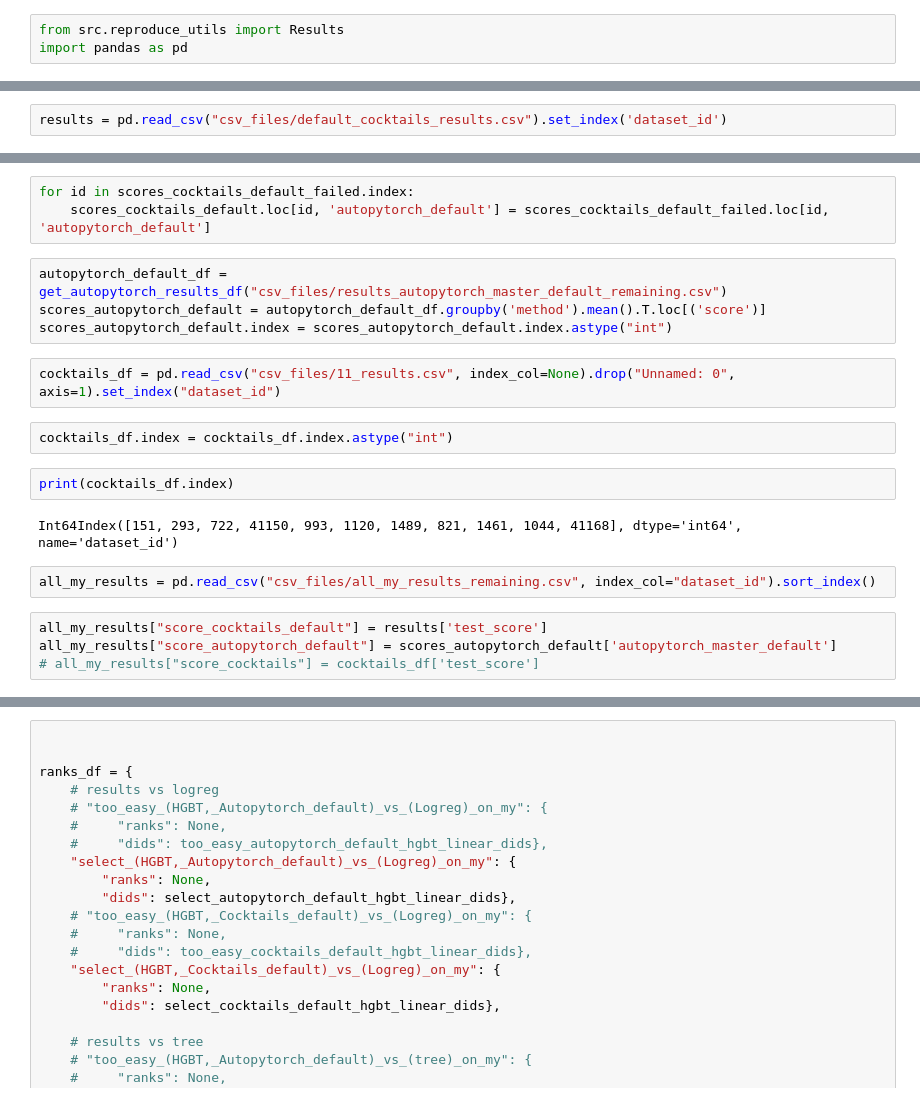
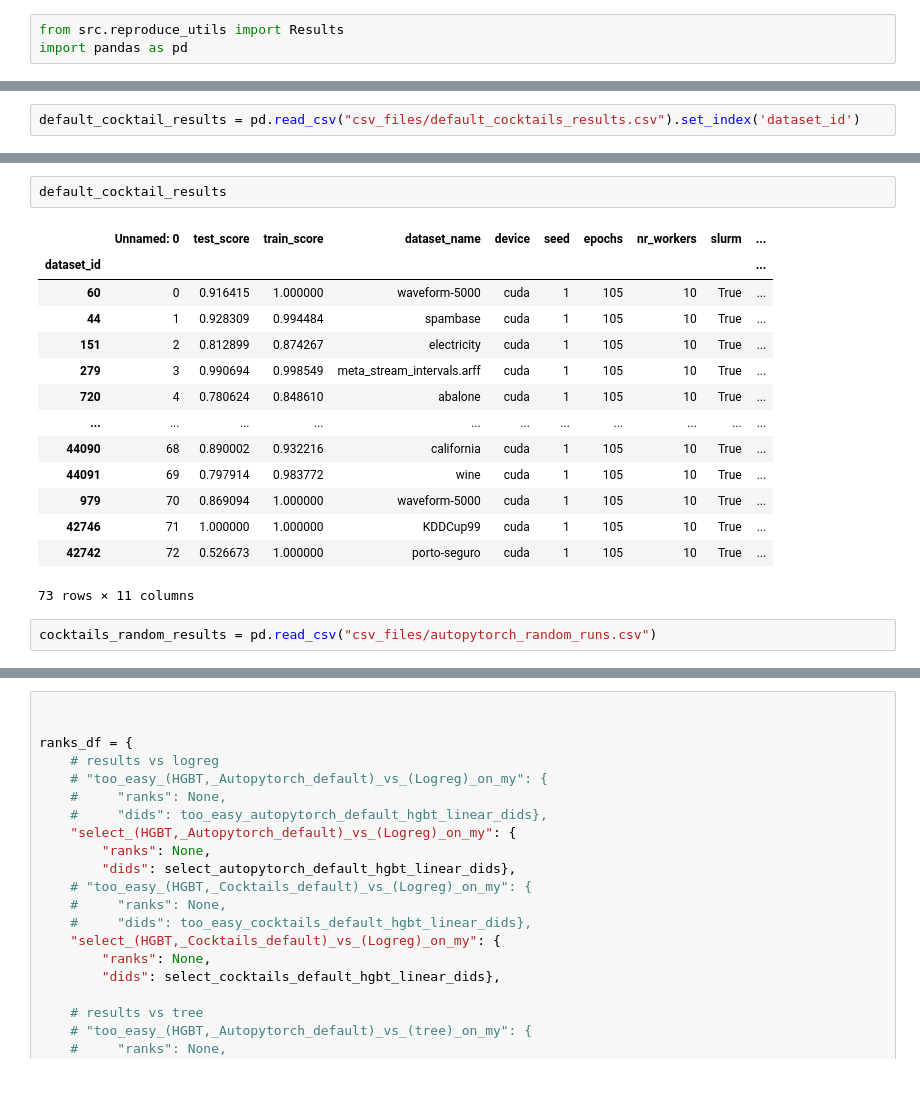
Before and after one commit to ravinkohli/tabular-benchmark, a Jupyter notebook: autopytorch_defaults.ipynb, the cells around one changed output, grey strips where cells are left out. Drawn from its saved outputs; the diff is of its cells as text.

Commit message:
Jupyter notebook update with cocktails random, and correct result mapping (fixed bug in replacing dataset ids for cocktails random)

```diff
--- a/autopytorch_defaults.ipynb
+++ b/autopytorch_defaults.ipynb
@@ -4,2 +6,2 @@ import pandas as pd
 # %%
-results = pd.read_csv("csv_files/default_cocktails_results.csv").set_index('dataset_id')
+default_cocktail_results = pd.read_csv("csv_files/default_cocktails_results.csv").set_index('dataset_id')
@@ -71,21 +8,19 @@ scores_cocktails_default_failed.index = scores_cocktails_default_failed.index.as
-# %%
-for id in scores_cocktails_default_failed.index:
-    scores_cocktails_default.loc[id, 'autopytorch_default'] = scores_cocktails_default_failed.loc[id, 'autopytorch_default']
-# %%
-autopytorch_default_df = get_autopytorch_results_df("csv_files/results_autopytorch_master_default_remaining.csv")
-scores_autopytorch_default = autopytorch_default_df.groupby('method').mean().T.loc[('score')]
-scores_autopytorch_default.index = scores_autopytorch_default.index.astype("int")
-# %%
-cocktails_df = pd.read_csv("csv_files/11_results.csv", index_col=None).drop("Unnamed: 0", axis=1).set_index("dataset_id")
-# %%
-cocktails_df.index = cocktails_df.index.astype("int")
-# %%
-print(cocktails_df.index)
-# %% [output]
-Int64Index([151, 293, 722, 41150, 993, 1120, 1489, 821, 1461, 1044, 41168], dtype='int64', name='dataset_id')
+# %%
+default_cocktail_results
+# %% [output]
+|  | Unnamed: 0 | test_score | train_score | dataset_name | device | seed | epochs | nr_workers | slurm | ... |
+| dataset_id |  |  |  |  |  |  |  |  |  | ... |
+| 60 | 0 | 0.916415 | 1.000000 | waveform-5000 | cuda | 1 | 105 | 10 | True | ... |
+| 44 | 1 | 0.928309 | 0.994484 | spambase | cuda | 1 | 105 | 10 | True | ... |
+| 151 | 2 | 0.812899 | 0.874267 | electricity | cuda | 1 | 105 | 10 | True | ... |
+| 279 | 3 | 0.990694 | 0.998549 | meta_stream_intervals.arff | cuda | 1 | 105 | 10 | True | ... |
+| 720 | 4 | 0.780624 | 0.848610 | abalone | cuda | 1 | 105 | 10 | True | ... |
+| ... | ... | ... | ... | ... | ... | ... | ... | ... | ... | ... |
+| 44090 | 68 | 0.890002 | 0.932216 | california | cuda | 1 | 105 | 10 | True | ... |
+| 44091 | 69 | 0.797914 | 0.983772 | wine | cuda | 1 | 105 | 10 | True | ... |
+| 979 | 70 | 0.869094 | 1.000000 | waveform-5000 | cuda | 1 | 105 | 10 | True | ... |
+| 42746 | 71 | 1.000000 | 1.000000 | KDDCup99 | cuda | 1 | 105 | 10 | True | ... |
+| 42742 | 72 | 0.526673 | 1.000000 | porto-seguro | cuda | 1 | 105 | 10 | True | ... |
+73 rows × 11 columns
 # %%
-all_my_results = pd.read_csv("csv_files/all_my_results_remaining.csv", index_col="dataset_id").sort_index()
+cocktails_random_results = pd.read_csv("csv_files/autopytorch_random_runs.csv")
-# %%
-all_my_results["score_cocktails_default"] = results['test_score']
-all_my_results["score_autopytorch_default"] = scores_autopytorch_default['autopytorch_master_default']
-# all_my_results["score_cocktails"] = cocktails_df['test_score']
```
Also changed, not shown: parts of 23 cells of this notebook, 2 other files.
